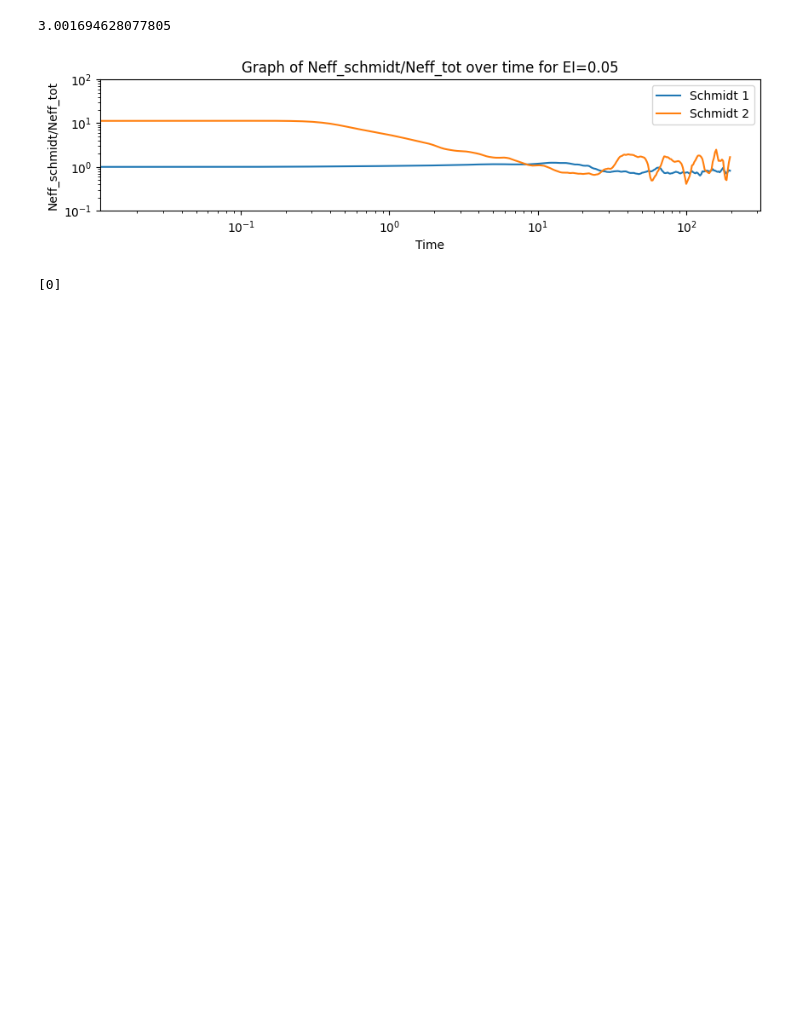
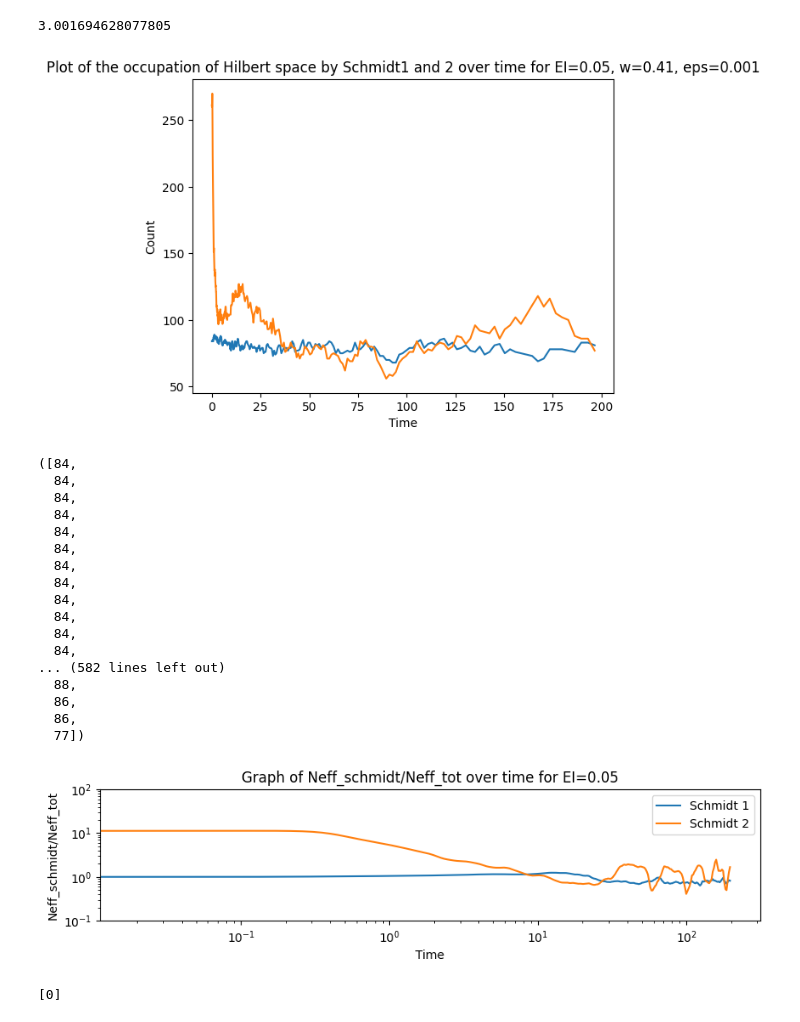
Before and after one commit to MarinAndreGirard/Quantum_Branching, a Jupyter notebook: The_same.ipynb, the cells around one changed output. Saved outputs shown, nothing was run; the diff lists cells and outputs as text; code cells hidden in the pictures; blank space fills up the shorter version.

```diff
--- a/The_same.ipynb
+++ b/The_same.ipynb
@@ -44,6 +98,27 @@ k1=q2
 result, tlist, H_q, H_system_2, H_system_1_ext, H_system_2_ext, H_interaction, H_total, ket_0, ket_1, initial_state_system_2 = generate_result_more(d1,d2,w, E_spacing, Int_strength, tmax, ind_nb,1,k0,k1)
 # %%
 eigenenergies_total, eigenstates_total = H_total.eigenstates()
+# %%
+occupation(tlist,result,eigenstates_total,eigenenergies_total,Int_strength,w,eps=0.001)
+# %% [output]
+[figure, added]
+([84,
+  84,
+  84,
+  84,
+  84,
+  84,
+  84,
+  84,
+  84,
+  84,
+  84,
+  84,
+... (582 lines left out)
+  88,
+  86,
+  86,
+  77])
 # %%
 plot_Neff_schmidt_Neff_tot(H_total,result,tlist,Int_strength)
 # %% [output]
```
Also changed, not shown: parts of 5 cells of this notebook.
